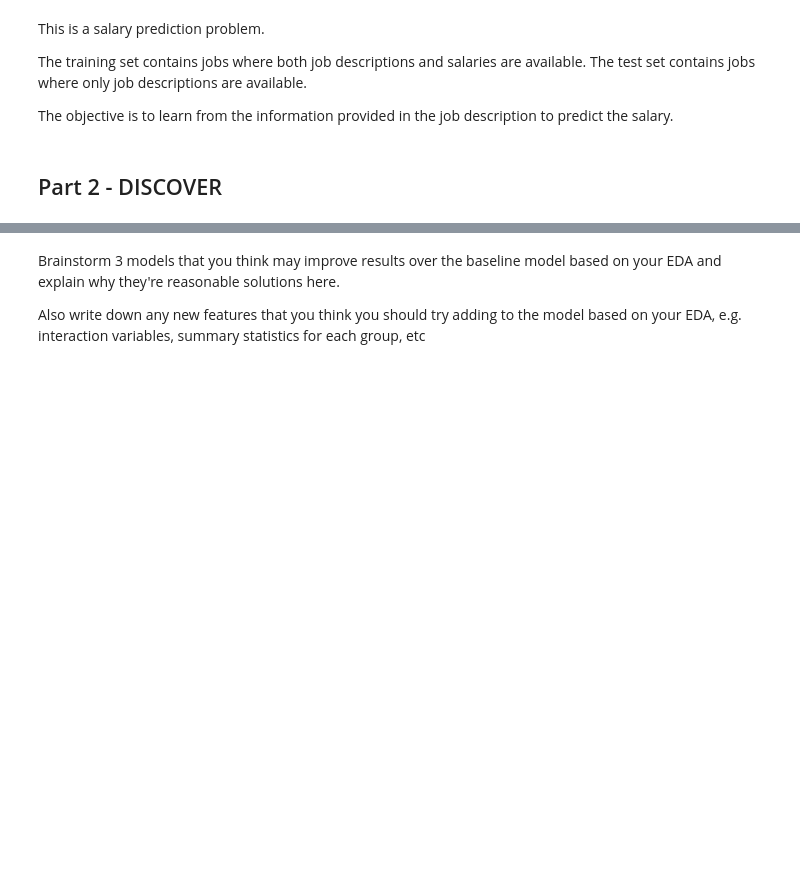
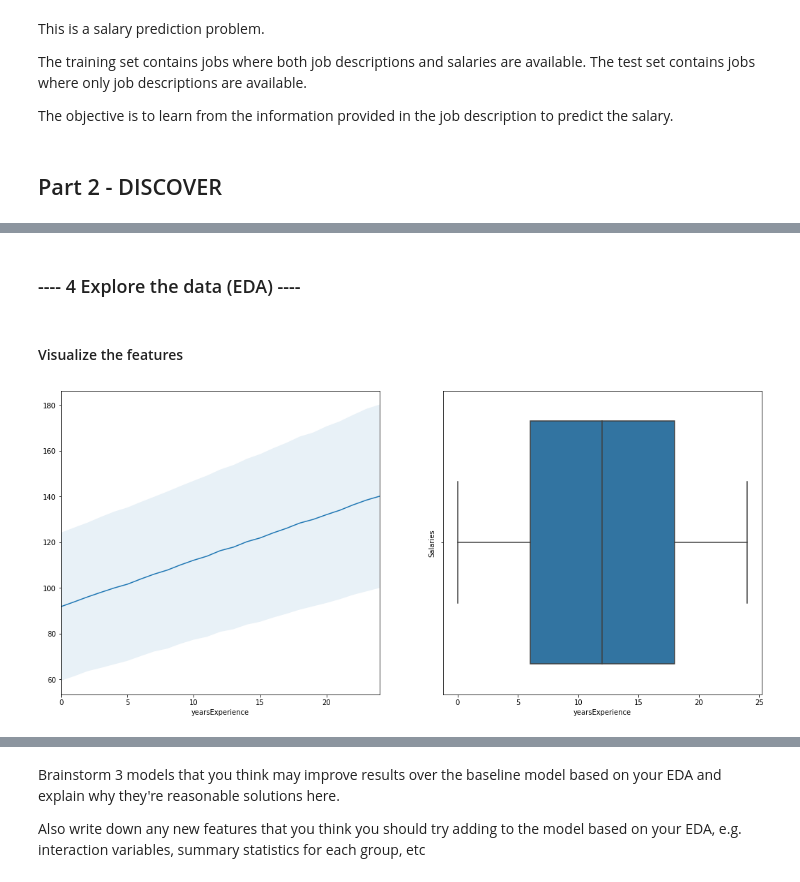
Before and after one commit to HieuNguyen258/Are-we-overpaying-our-employees-, a Jupyter notebook: Salary Prediction Project.ipynb, the cells around one changed output, grey strips where cells are left out. Saved outputs shown, nothing was run; the diff lists cells and outputs as text; code cells hidden in the pictures; blank space fills up the shorter version.

```diff
--- a/Salary Prediction Project.ipynb
+++ b/Salary Prediction Project.ipynb
@@ -54,0 +81,5 @@ __email__ = "hieu.t.nguyen.aug25@gmail.com"
+# %%
+#load the data into a Pandas dataframe
+train_features = pd.read_csv("data/train_features.csv")
+train_target = pd.read_csv("data/train_salaries.csv")
+test_features = pd.read_csv("data/test_features.csv")
@@ -54,0 +200,3 @@ __email__ = "hieu.t.nguyen.aug25@gmail.com"
+# %%
+#merge the train_target and train_features df by jobId
+train = train_features.merge(train_target, on = 'jobId')
@@ -54,0 +272,3 @@ __email__ = "hieu.t.nguyen.aug25@gmail.com"
+# %%
+#decision: drop the rows were salary is equals to zero.
+train = train[train.salary > 0]
@@ -54,0 +278,31 @@ __email__ = "hieu.t.nguyen.aug25@gmail.com"
+# %% [markdown]
+<a id = '4'></a>
+### ---- 4 Explore the data (EDA) ----
+# %%
+#create visualize_features function
+def visualize_features(df,col):
+    plt.figure(figsize = (18,8))
+    if df[col].dtype == 'int64':
+        #if column is numeric, plot a boxplot and the relationship between this feature and salary
+        plt.subplot(121)
+        mean = df.groupby(col)['salary'].mean()
+        std = df.groupby(col)['salary'].std()
+        mean.plot()
+        plt.fill_between(range(len(std.index)), mean.values - std.values, mean.values + std.values, alpha = 0.1)
+        plt.subplot(122)
+        sns.boxplot(train[col])
+    else:
+        #if column is categorical, plot a boxplot of salary grouped by the category's values
+        mean = df.groupby(col)['salary'].mean()
+        df[col] = df[col].astype('category')
+        levels = mean.sort_values().index.tolist()
+        df[col].cat.reorder_categories(levels, inplace=True)
+        sns.boxplot(x = col, y = 'salary', data = df)
+    plt.ylabel('Salaries')
+    plt.show()
+# %% [markdown]
+#### Visualize the features
+# %%
+visualize_features(train,'yearsExperience')
+# %% [output]
+[figure, added]
```
Also changed, not shown: parts of 68 cells of this notebook.
